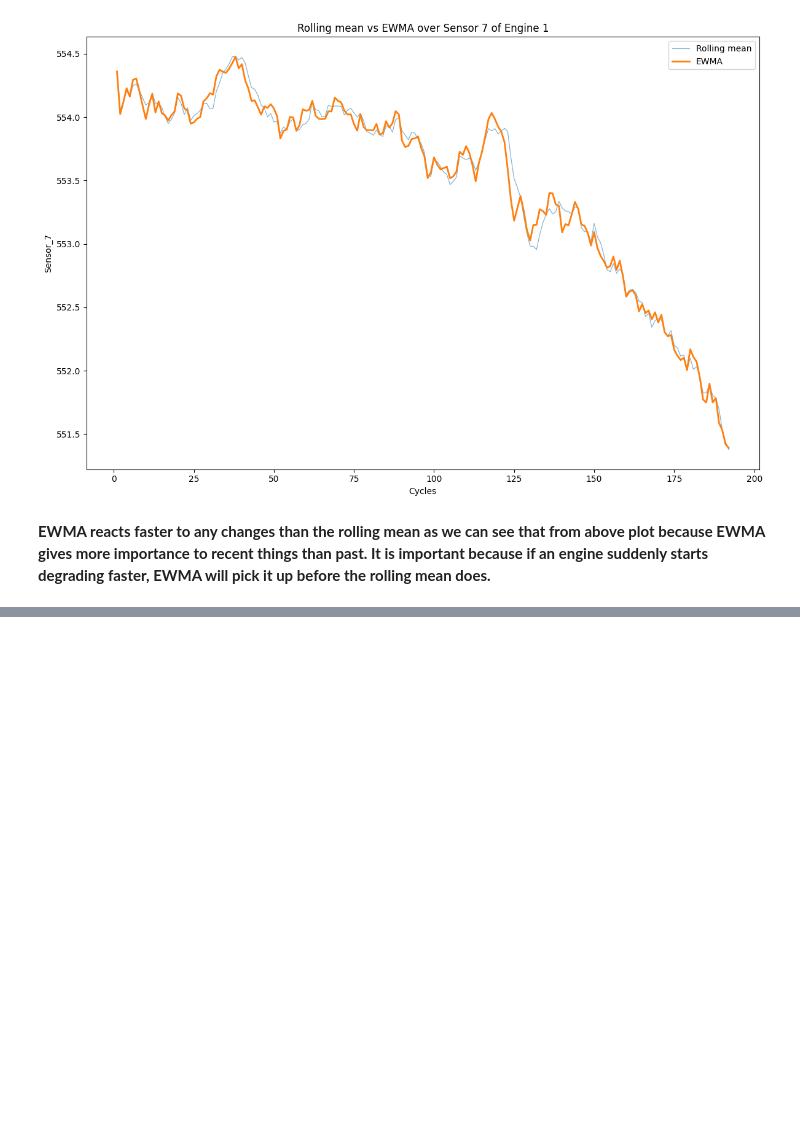
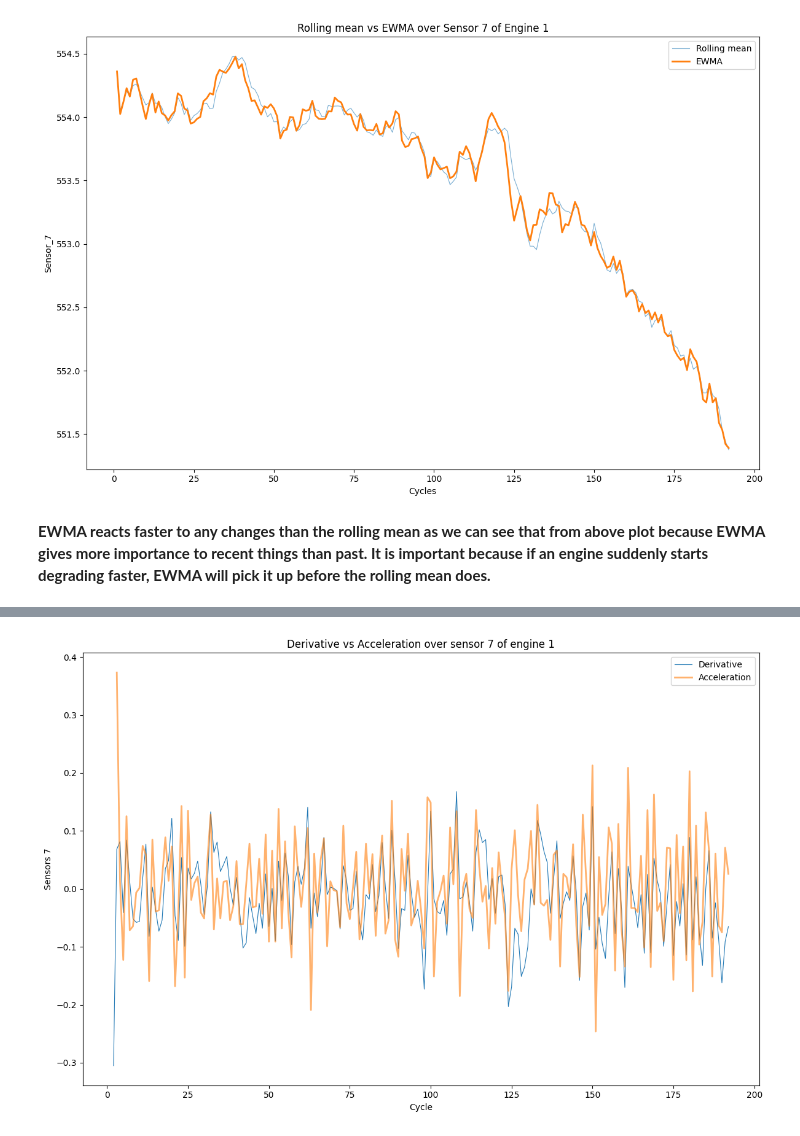
Before and after one commit to rikesh28/predictive_maintenance_engine, a Jupyter notebook: notebooks/02_feature_engineering.ipynb, the cells around one changed output, grey strips where cells are left out. Saved outputs shown, nothing was run; the diff lists cells and outputs as text; code cells hidden in the pictures; blank space fills up the shorter version.

Commit message:
Derivatives, cross-sensor ratios, cumulative features implemented

```diff
--- a/notebooks/02_feature_engineering.ipynb
+++ b/notebooks/02_feature_engineering.ipynb
@@ -262,3 +262,13 @@ plt.show()
 [figure]
 # %% [markdown]
 **EWMA reacts faster to any changes than the rolling mean as we can see that from above plot because EWMA gives more importance to recent things than past. It is important because if an engine suddenly starts degrading faster, EWMA will pick it up before the rolling mean does.**
+# %%
+# I calculated first derivative here to keep on my features
+
+def derivative(df):
+  for sensor in useful_sensors:
+    df[f'{sensor}_der'] = df.groupby('engine_id')[sensor].transform(lambda x:x.rolling(10, min_periods = 1).mean().diff())
+
+  return df
+
+train_df_fd001 = derivative(train_df_fd001)
@@ -264,0 +285,10 @@ plt.show()
+# %%
+# Now, I will calculate accelaeration(second derivative)
+
+def acceleration(df):
+  for sensor in useful_sensors:
+    df[f'{sensor}_acc'] = df.groupby('engine_id')[sensor].transform(lambda x:x.rolling(10, min_periods = 1).mean().diff().diff())
+
+  return df
+
+train_df_fd001 = acceleration(train_df_fd001)
@@ -264,0 +305,13 @@ plt.show()
+# %%
+engine1 = train_df_fd001[train_df_fd001['engine_id'] == 1].copy()
+fig, ax = plt.subplots(figsize = (12, 8))
+ax.plot(engine1['cycle'], engine1['sensors_7_der'], linewidth = 0.8, label = 'Derivative')
+ax.plot(engine1['cycle'], engine1['sensors_7_acc'], linewidth = 2, label = 'Acceleration', alpha = 0.6)
+ax.set_xlabel('Cycle')
+ax.set_ylabel('Sensors 7')
+ax.set_title('Derivative vs Acceleration over sensor 7 of engine 1')
+ax.legend()
+plt.tight_layout()
+plt.show()
+# %% [output]
+[figure, added]
```
Also changed, not shown: parts of 16 cells of this notebook.
